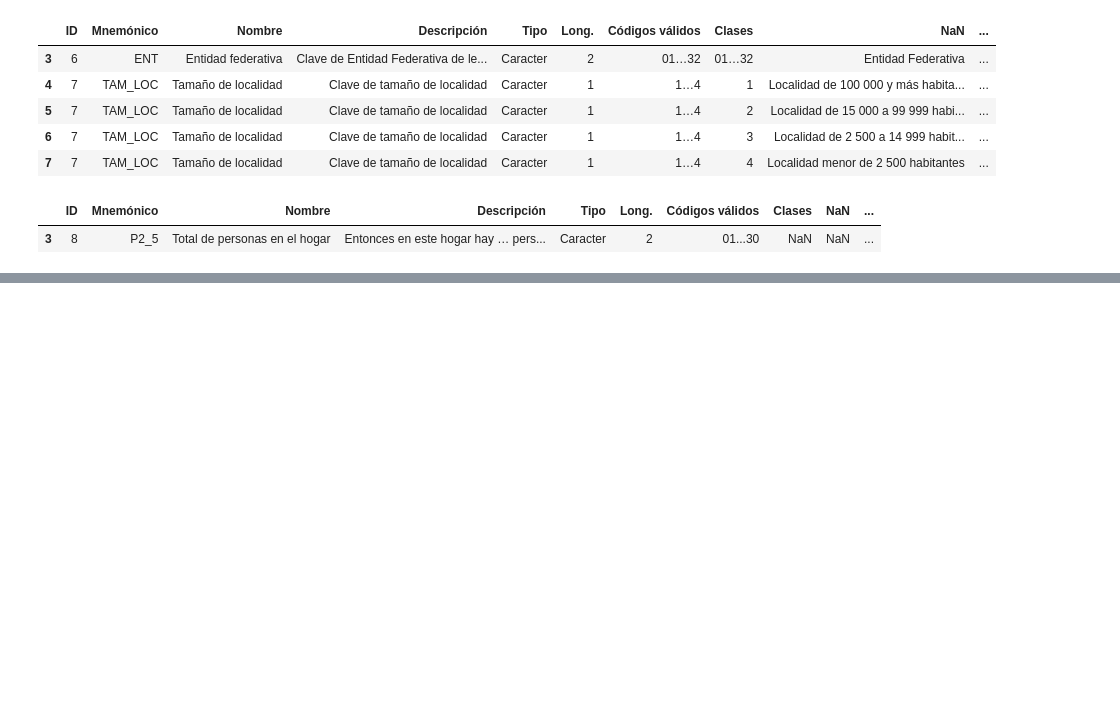
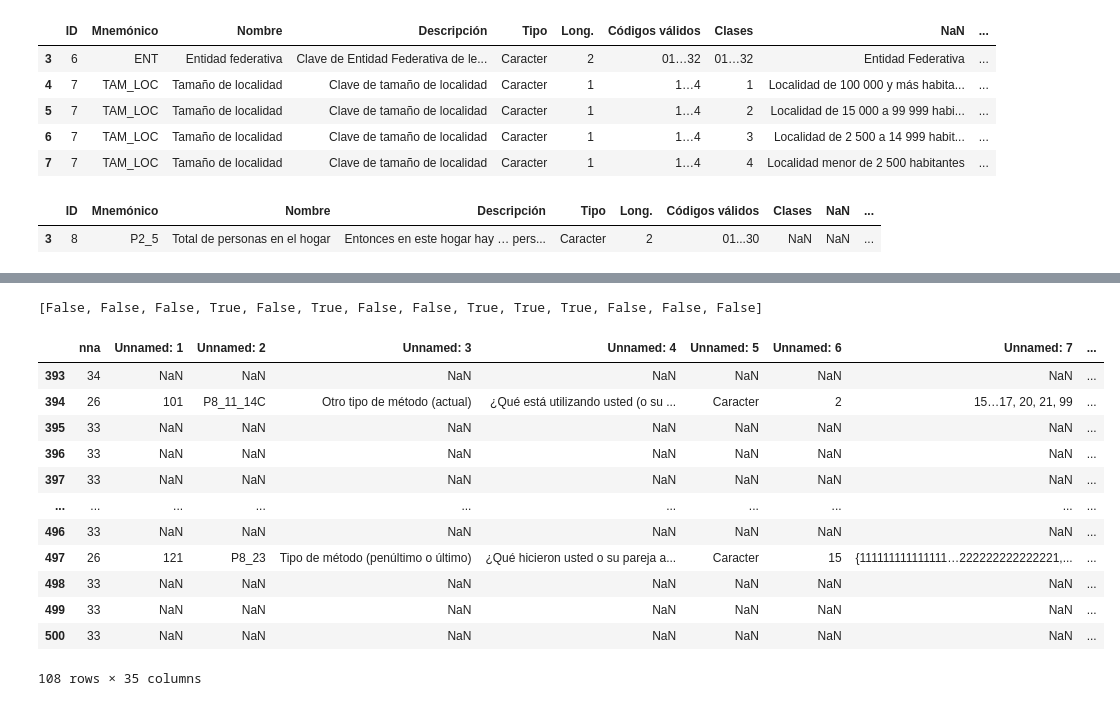
Before and after one commit to Dust1920/explore_inegi, a Jupyter notebook: explore.ipynb, the cells around one changed output, grey strips where cells are left out. Cells and saved outputs as stored; diff of their text form; code cells hidden in the pictures; blank space fills up the shorter version.

```diff
--- a/explore.ipynb
+++ b/explore.ipynb
@@ -150,0 +153,6 @@ df_final.to_excel("test.xlsx")
+# %%
+
+data = pd.read_excel("fd_enadid18.xlsx", sheet_name= None, skiprows= 5)
+sheets = list(data.keys())
+df_sheets = pd.DataFrame()
+sheets
@@ -150,0 +184,27 @@ df_final.to_excel("test.xlsx")
+# %%
+hoja = sheets[5]
+home = data[hoja]
+copy_home = home.copy()
+copy_columns = list(copy_home.columns)
+copy_home.rename(columns={copy_columns[0] : 'nna'}, inplace= True)
+copy_home['nna'] = copy_home.isna().sum(axis = 1)
+new_tables = copy_home[copy_home['nna'] == (copy_home.shape[1] - 1)]
+select_tables = list(new_tables['Unnamed: 1'].isna())
+select_ids = list(new_tables.index)
+print(select_tables)
+copy_home.iloc[select_ids[8]: select_ids[9]]
+# %% [output]
+[False, False, False, True, False, True, False, False, True, True, True, False, False, False]
+|  | nna | Unnamed: 1 | Unnamed: 2 | Unnamed: 3 | Unnamed: 4 | Unnamed: 5 | Unnamed: 6 | Unnamed: 7 | ... |
+| 393 | 34 | NaN | NaN | NaN | NaN | NaN | NaN | NaN | ... |
+| 394 | 26 | 101 | P8_11_14C | Otro tipo de método (actual) | ¿Qué está utilizando usted (o su ... | Caracter | 2 | 15…17, 20, 21, 99 | ... |
+| 395 | 33 | NaN | NaN | NaN | NaN | NaN | NaN | NaN | ... |
+| 396 | 33 | NaN | NaN | NaN | NaN | NaN | NaN | NaN | ... |
+| 397 | 33 | NaN | NaN | NaN | NaN | NaN | NaN | NaN | ... |
+| ... | ... | ... | ... | ... | ... | ... | ... | ... | ... |
+| 496 | 33 | NaN | NaN | NaN | NaN | NaN | NaN | NaN | ... |
+| 497 | 26 | 121 | P8_23 | Tipo de método (penúltimo o último) | ¿Qué hicieron usted o su pareja a... | Caracter | 15 | {111111111111111…222222222222221,... | ... |
+| 498 | 33 | NaN | NaN | NaN | NaN | NaN | NaN | NaN | ... |
+| 499 | 33 | NaN | NaN | NaN | NaN | NaN | NaN | NaN | ... |
+| 500 | 33 | NaN | NaN | NaN | NaN | NaN | NaN | NaN | ... |
+108 rows × 35 columns
```
Also changed, not shown: parts of 5 cells of this notebook.
